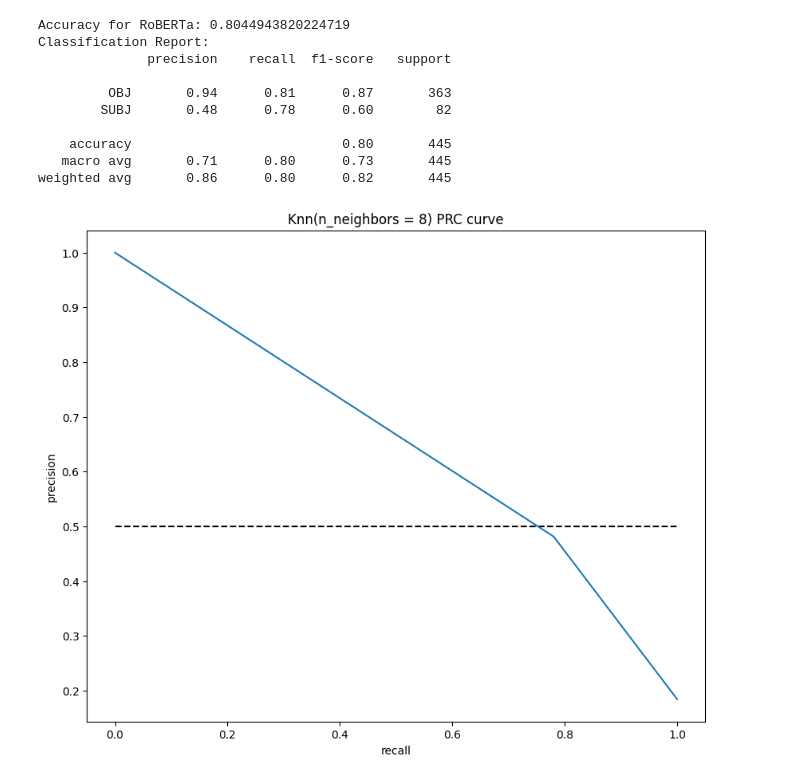
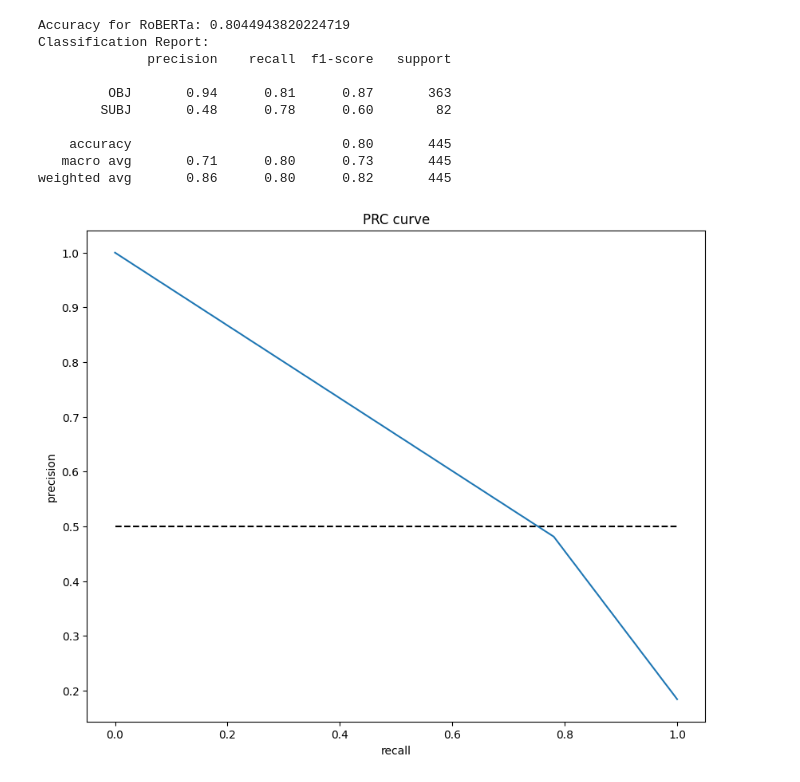
Before and after one commit to JakubMroz4/subjectivity-detection, a Jupyter notebook: arabic.ipynb, the cells around one changed output. Cells and saved outputs as stored; diff of their text form; code cells hidden in the pictures.

```diff
--- a/arabic.ipynb
+++ b/arabic.ipynb
@@ -216,13 +216,13 @@ weighted avg       0.86      0.80      0.82       445
 # %%
 import matplotlib.pyplot as plt
 from sklearn.metrics import precision_recall_curve
 precision, recall, thresholds = precision_recall_curve(test_data['label'], pred_labels)
 plt.figure(figsize = (10,8))
 plt.plot([0, 1], [0.5, 0.5],'k--')
 plt.plot(recall, precision, label = 'Knn')
 plt.xlabel('recall')
 plt.ylabel('precision')
-plt.title('Knn(n_neighbors = 8) PRC curve')
+plt.title('PRC curve')
 plt.show()
 # %% [output]
-[figure, old version]
+[figure, new version]
```
Also changed, not shown: 30 other files.
